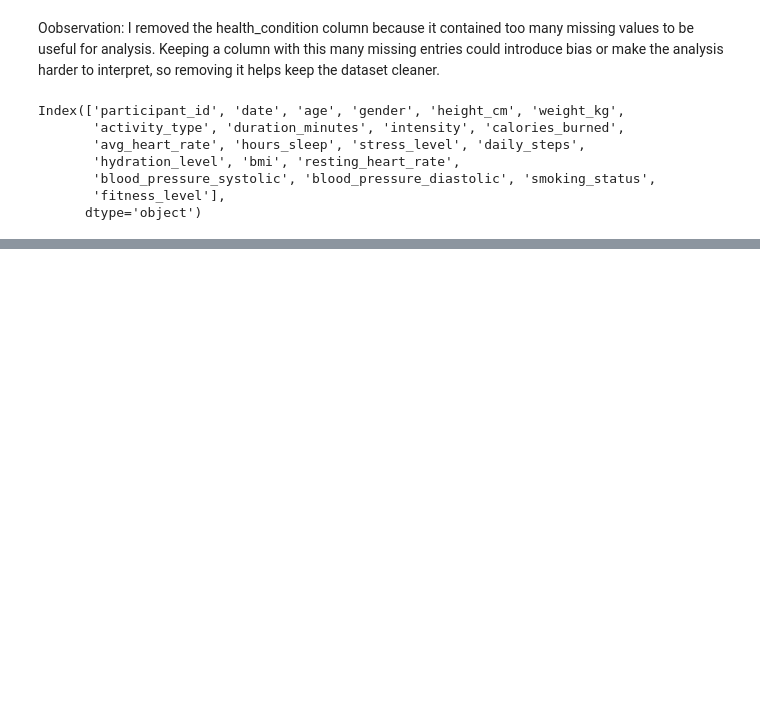
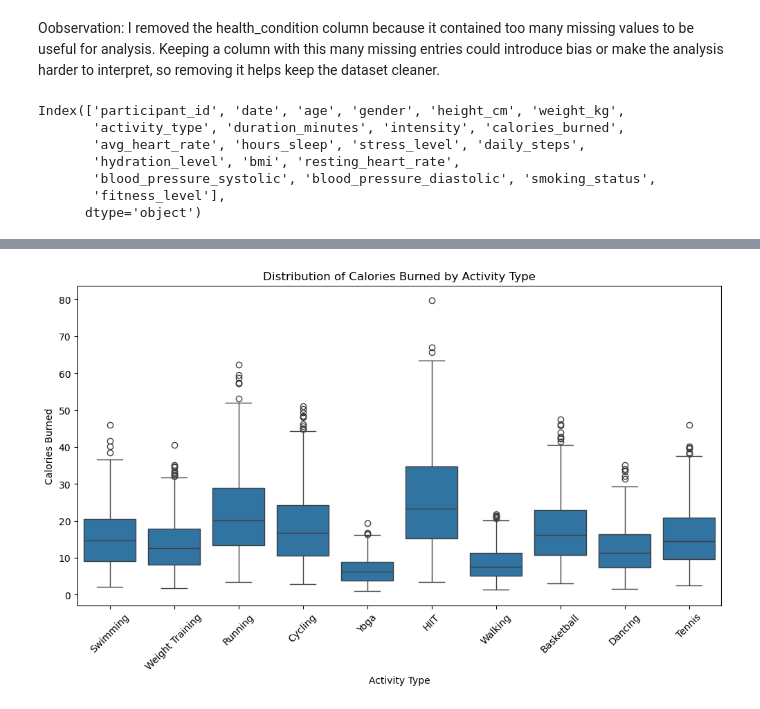
Before and after one commit to Salmanza1/Anjos-elements-of-computing-ii, a Jupyter notebook: Portfolio 1/fitness_eda.ipynb, the cells around one changed output, grey strips where cells are left out. Saved outputs shown, nothing was run; the diff lists cells and outputs as text; code cells hidden in the pictures; blank space fills up the shorter version.

```diff
--- a/Portfolio 1/fitness_eda.ipynb
+++ b/Portfolio 1/fitness_eda.ipynb
@@ -170,0 +203,17 @@ plt.show()
+# %%
+# sample data to make plotting faster
+df_sample = df.sample(10000, random_state=42)
+
+plt.figure(figsize=(12,6))
+
+sns.boxplot(data=df_sample, x="activity_type", y="calories_burned")
+
+plt.title("Distribution of Calories Burned by Activity Type")
+plt.xlabel("Activity Type")
+plt.ylabel("Calories Burned")
+
+plt.xticks(rotation=45)
+
+plt.show()
+# %% [output]
+[figure, added]
```
Also changed, not shown: parts of 27 cells of this notebook.
